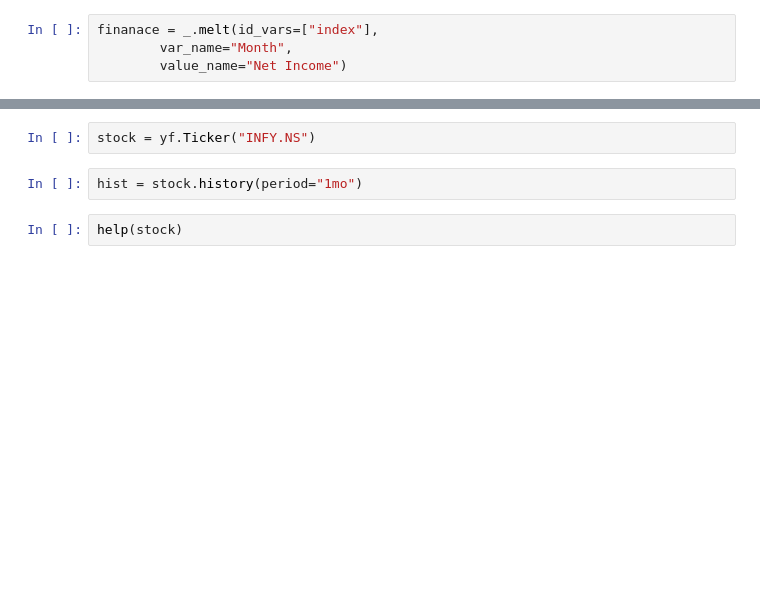
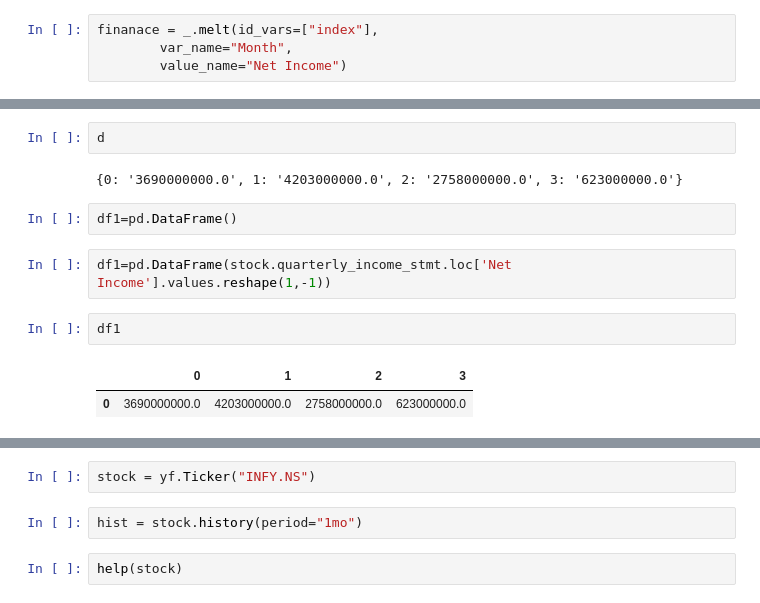
Before and after one commit to illliyas/Machine-Learning, a Jupyter notebook: nselib.ipynb, the cells around one changed output, grey strips where cells are left out. Saved outputs shown, nothing was run; the diff lists cells and outputs as text; blank space fills up the shorter version.

```diff
--- a/nselib.ipynb
+++ b/nselib.ipynb
@@ -58,0 +43,13 @@ hist
+# %%
+d
+# %% [output]
+{0: '3690000000.0', 1: '4203000000.0', 2: '2758000000.0', 3: '623000000.0'}
+# %%
+df1=pd.DataFrame()
+# %%
+df1=pd.DataFrame(stock.quarterly_income_stmt.loc['Net Income'].values.reshape(1,-1))
+# %%
+df1
+# %% [output]
+|  | 0 | 1 | 2 | 3 |
+| 0 | 3690000000.0 | 4203000000.0 | 2758000000.0 | 623000000.0 |
```
Also changed, not shown: parts of 13 cells of this notebook.
